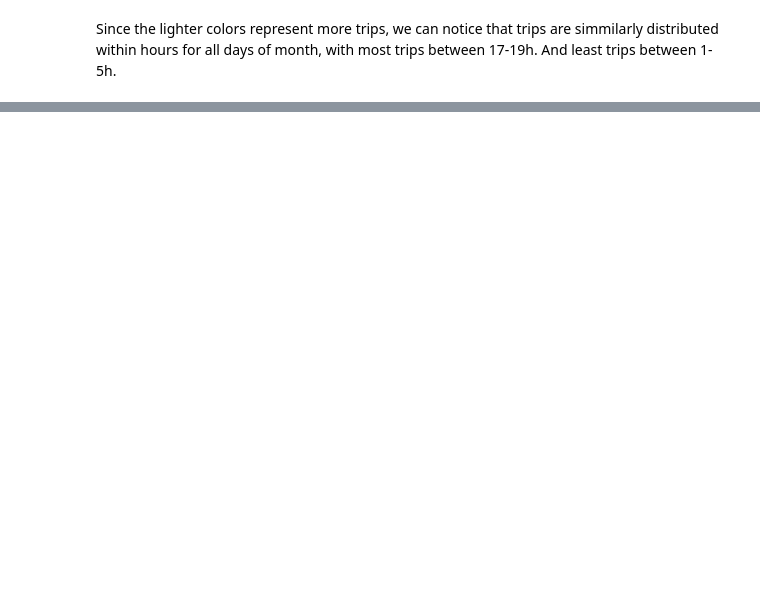
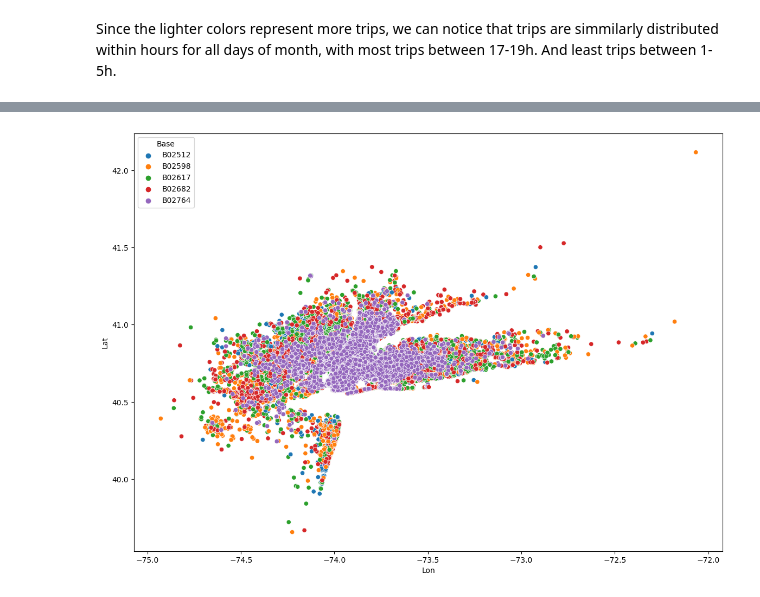
Before and after one commit to savicm5/mlProject, a Jupyter notebook: src/analysis.ipynb, the cells around one changed output, grey strips where cells are left out. Drawn from its saved outputs; the diff is of its cells as text; code cells hidden in the pictures; blank space fills up the shorter version.

```diff
--- a/src/analysis.ipynb
+++ b/src/analysis.ipynb
@@ -598,0 +682,8 @@ Since the lighter colors represent more trips, we can notice that trips are simm
+# %%
+plt.figure(figsize=(14,10))
+
+sns.scatterplot(df_apr_sep_2014,x='Lon',y='Lat',hue='Base')
+
+plt.show()
+# %% [output]
+[figure, added]
```
Also changed, not shown: parts of 25 cells of this notebook.
